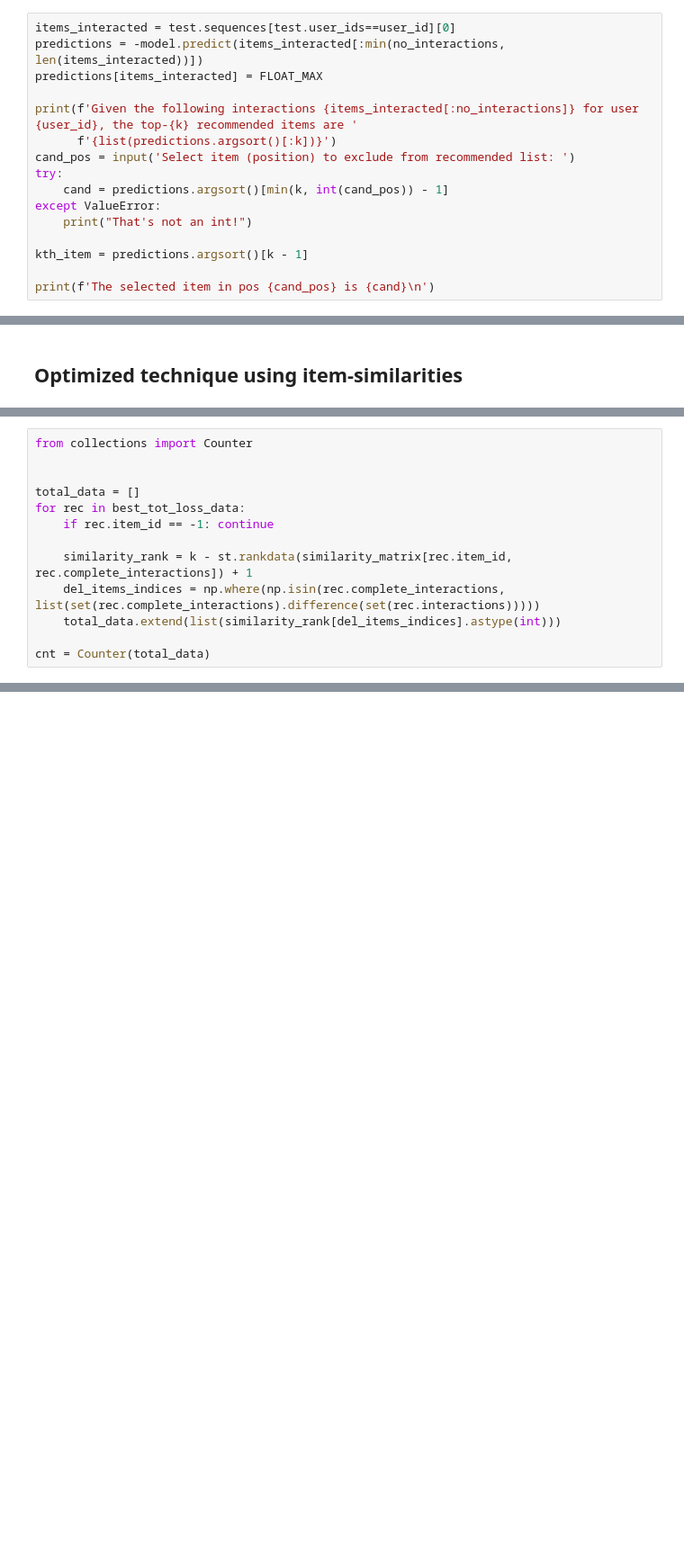
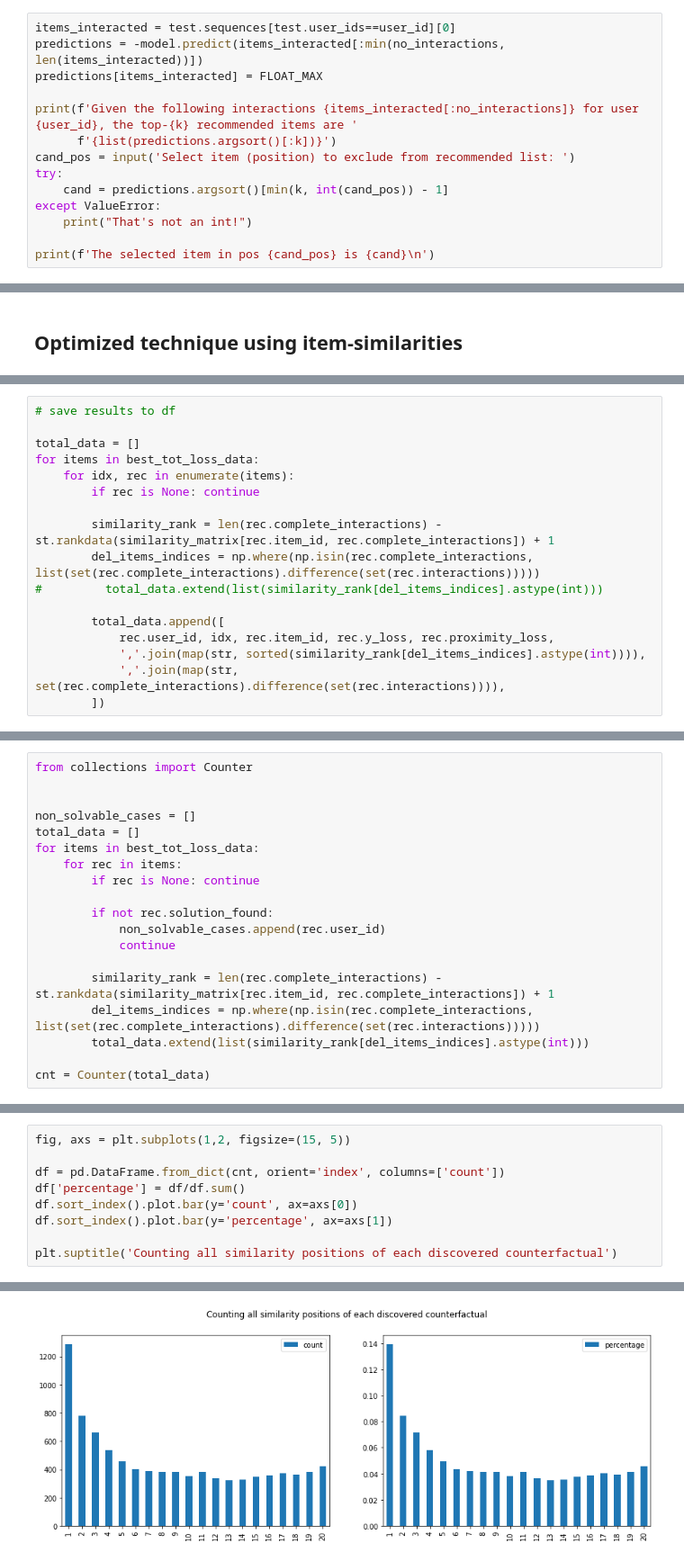
Before and after one commit to xuyou1999/CFExplainability, a Jupyter notebook: notebooks/brute_force_rec_expl.ipynb, the cells around one changed output, grey strips where cells are left out. Shown at 90% size. Drawn from its saved outputs; the diff is of its cells as text; blank space fills up the shorter version.

Commit message:
Full experiment run on excluding anitem from the top-10 recommendation list

```diff
--- a/notebooks/brute_force_rec_expl.ipynb
+++ b/notebooks/brute_force_rec_expl.ipynb
@@ -156,7 +157,5 @@ try:
 except ValueError:
     print("That's not an int!")
 
-kth_item = predictions.argsort()[k - 1]
-
 print(f'The selected item in pos {cand_pos} is {cand}\n')
 # %% [output]
@@ -305,0 +317,17 @@ Process ended
+# %%
+# save results to df
+
+total_data = []
+for items in best_tot_loss_data:
+    for idx, rec in enumerate(items):
+        if rec is None: continue
+
+        similarity_rank = len(rec.complete_interactions) - st.rankdata(similarity_matrix[rec.item_id, rec.complete_interactions]) + 1
+        del_items_indices = np.where(np.isin(rec.complete_interactions, list(set(rec.complete_interactions).difference(set(rec.interactions)))))
+#         total_data.extend(list(similarity_rank[del_items_indices].astype(int)))
+
+        total_data.append([
+            rec.user_id, idx, rec.item_id, rec.y_loss, rec.proximity_loss,
+            ','.join(map(str, sorted(similarity_rank[del_items_indices].astype(int)))),
+            ','.join(map(str, set(rec.complete_interactions).difference(set(rec.interactions)))),
+        ])
@@ -307,13 +340,19 @@ Process ended
 from collections import Counter
 
 
+non_solvable_cases = []
 total_data = []
-for rec in best_tot_loss_data:
-    if rec.item_id == -1: continue
+for items in best_tot_loss_data:
+    for rec in items:
+        if rec is None: continue
 
-    similarity_rank = k - st.rankdata(similarity_matrix[rec.item_id, rec.complete_interactions]) + 1
-    del_items_indices = np.where(np.isin(rec.complete_interactions, list(set(rec.complete_interactions).difference(set(rec.interactions)))))
-    total_data.extend(list(similarity_rank[del_items_indices].astype(int)))
+        if not rec.solution_found:
+            non_solvable_cases.append(rec.user_id)
+            continue
+
+        similarity_rank = len(rec.complete_interactions) - st.rankdata(similarity_matrix[rec.item_id, rec.complete_interactions]) + 1
+        del_items_indices = np.where(np.isin(rec.complete_interactions, list(set(rec.complete_interactions).difference(set(rec.interactions)))))
+        total_data.extend(list(similarity_rank[del_items_indices].astype(int)))
 
 cnt = Counter(total_data)
 # %%
@@ -326,0 +361,10 @@ plt.hist(list(cnt.keys()), weights=list(cnt.values()), width=0.8)
+# %%
+fig, axs = plt.subplots(1,2, figsize=(15, 5))
+
+df = pd.DataFrame.from_dict(cnt, orient='index', columns=['count'])
+df['percentage'] = df/df.sum()
+df.sort_index().plot.bar(y='count', ax=axs[0])
+df.sort_index().plot.bar(y='percentage', ax=axs[1])
+
+plt.suptitle('Counting all similarity positions of each discovered counterfactual')
+# %% [output]
@@ -326,0 +372 @@ plt.hist(list(cnt.keys()), weights=list(cnt.values()), width=0.8)
+[figure, added]
```
Also changed, not shown: parts of 20 cells of this notebook, 2 other files.
